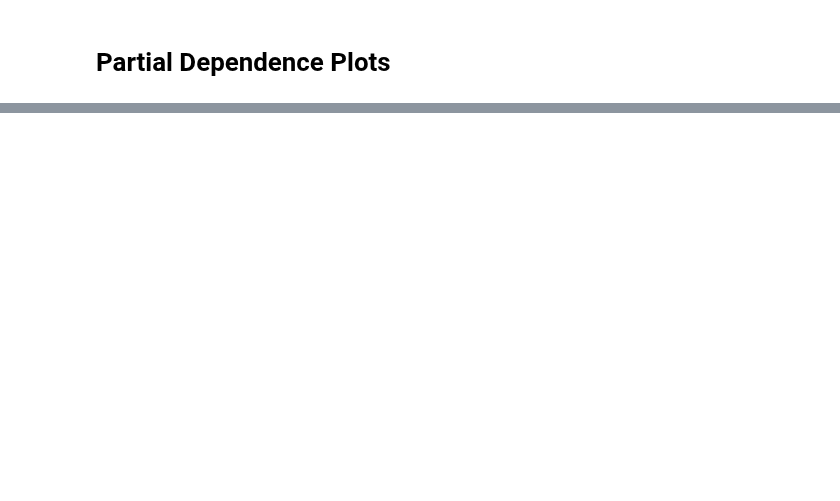
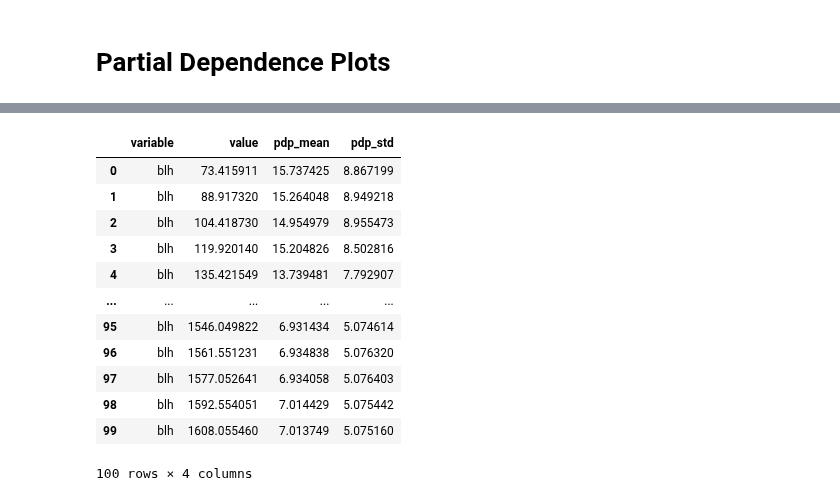
Before and after one commit to m-edal/normet, a Jupyter notebook: docs/notebooks/Case1.ipynb, the cells around one changed output, grey strips where cells are left out. Saved outputs shown, nothing was run; the diff lists cells and outputs as text; code cells hidden in the pictures; blank space fills up the shorter version.

```diff
--- a/docs/notebooks/Case1.ipynb
+++ b/docs/notebooks/Case1.ipynb
@@ -479 +490,22 @@ df1a
 6373 rows × 18 columns
+# %%
+all_features=['u10', 'v10', 'd2m', 't2m',
+       'blh', 'sp', 'ssrd', 'tcc', 'tp', 'rh2m','date_unix', 'day_julian', 'weekday',
+       'hour']
+pdp_value=normet.pdp(automl,df1a,feature_names=all_features, variables=['blh'])
+# %%
+pdp_value
+# %% [output]
+|  | variable | value | pdp_mean | pdp_std |
+| 0 | blh | 73.415911 | 15.737425 | 8.867199 |
+| 1 | blh | 88.917320 | 15.264048 | 8.949218 |
+| 2 | blh | 104.418730 | 14.954979 | 8.955473 |
+| 3 | blh | 119.920140 | 15.204826 | 8.502816 |
+| 4 | blh | 135.421549 | 13.739481 | 7.792907 |
+| ... | ... | ... | ... | ... |
+| 95 | blh | 1546.049822 | 6.931434 | 5.074614 |
+| 96 | blh | 1561.551231 | 6.934838 | 5.076320 |
+| 97 | blh | 1577.052641 | 6.934058 | 5.076403 |
+| 98 | blh | 1592.554051 | 7.014429 | 5.075442 |
+| 99 | blh | 1608.055460 | 7.013749 | 5.075160 |
+100 rows × 4 columns
```
Also changed, not shown: parts of 40 cells of this notebook, 4 other files.
